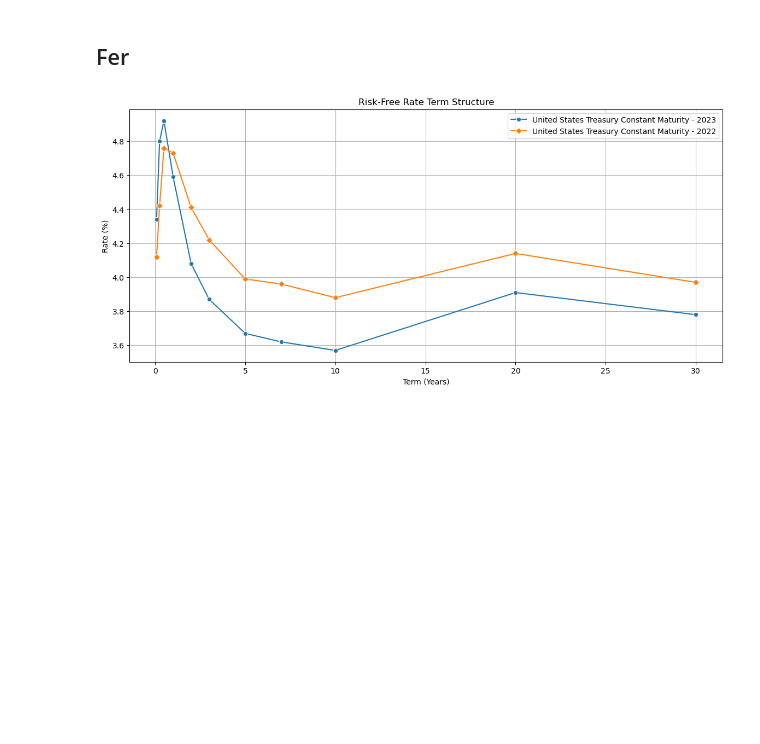
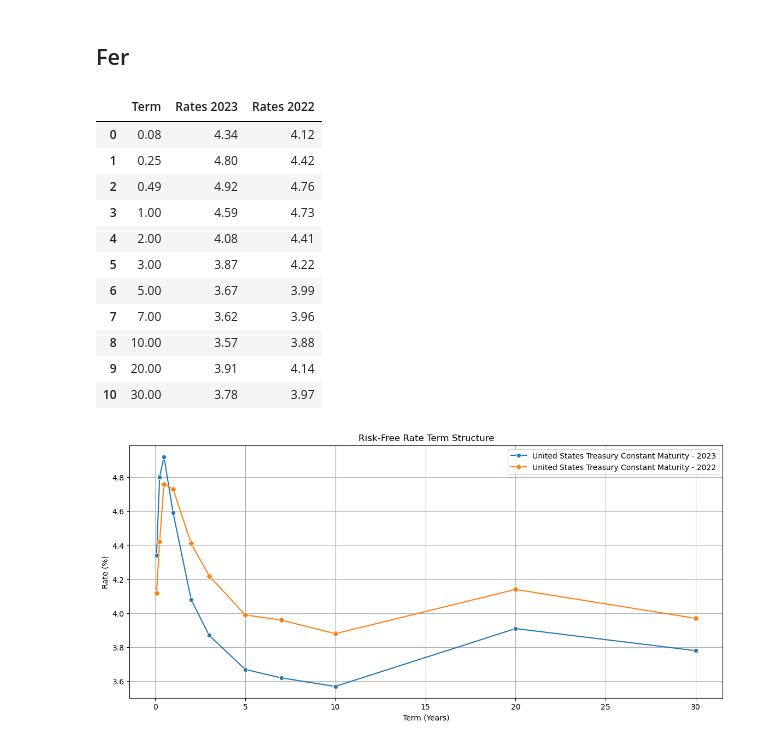
Before and after one commit to jon-torres/valuation, a Jupyter notebook: valuation.ipynb, the cells around one changed output. Drawn from its saved outputs; the diff is of its cells as text; code cells hidden in the pictures; blank space fills up the shorter version.

```diff
--- a/valuation.ipynb
+++ b/valuation.ipynb
@@ -59,4 +58,20 @@ combined_df
 | 4 | 2022 | 11.800 | 3.42900 |
 # %% [markdown]
 ## Fer
+# %%
+interest_rate_df = pd.read_csv('data/interest_rates.csv')
+interest_rate_df
+# %% [output]
+|  | Term | Rates 2023 | Rates 2022 |
+| 0 | 0.08 | 4.34 | 4.12 |
+| 1 | 0.25 | 4.80 | 4.42 |
+| 2 | 0.49 | 4.92 | 4.76 |
+| 3 | 1.00 | 4.59 | 4.73 |
+| 4 | 2.00 | 4.08 | 4.41 |
+| 5 | 3.00 | 3.87 | 4.22 |
+| 6 | 5.00 | 3.67 | 3.99 |
+| 7 | 7.00 | 3.62 | 3.96 |
+| 8 | 10.00 | 3.57 | 3.88 |
+| 9 | 20.00 | 3.91 | 4.14 |
+| 10 | 30.00 | 3.78 | 3.97 |
 # %%
```
Also changed, not shown: parts of 2 cells of this notebook.
